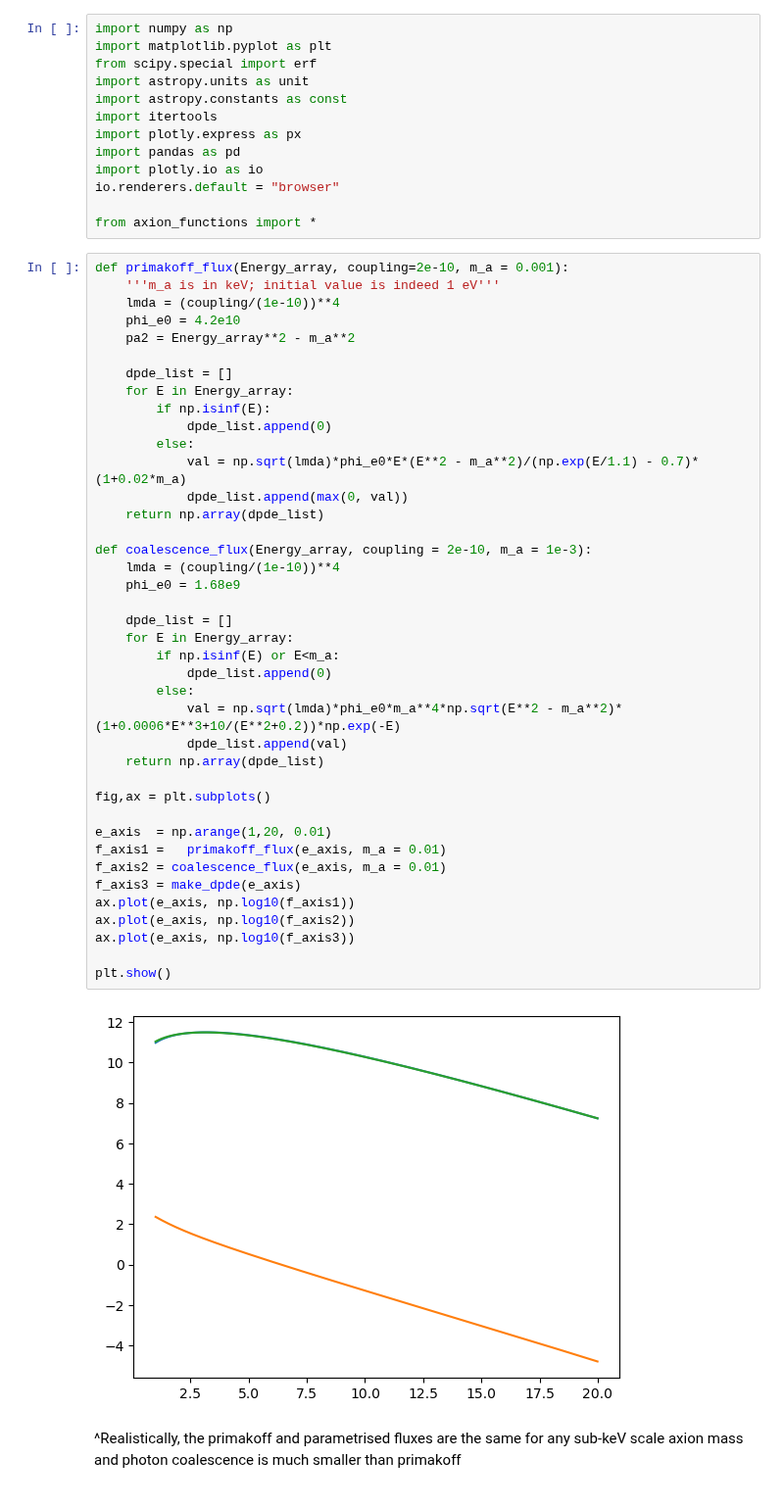
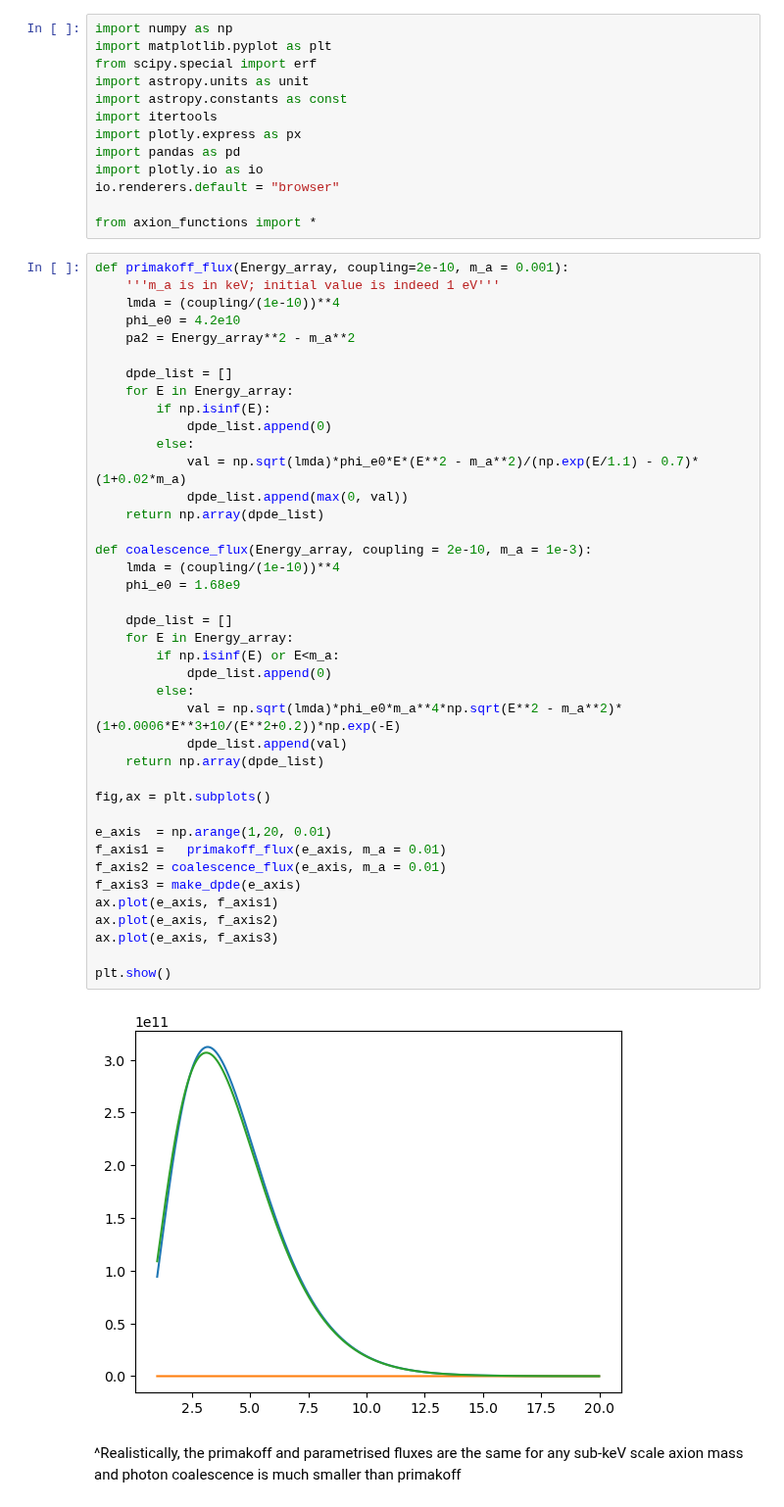
Before and after one commit to Taaseen-Islam-u7121940/Axion-Flux, a Jupyter notebook: Code/solar_flux_vectored.ipynb, the cells around one changed output. Shown at 98% size. Cells and saved outputs as stored; diff of their text form.

```diff
--- a/Code/solar_flux_vectored.ipynb
+++ b/Code/solar_flux_vectored.ipynb
@@ -22,37 +22,37 @@ def primakoff_flux(Energy_array, coupling=2e-10, m_a = 0.001):
     for E in Energy_array:
         if np.isinf(E):
             dpde_list.append(0)
         else:
             val = np.sqrt(lmda)*phi_e0*E*(E**2 - m_a**2)/(np.exp(E/1.1) - 0.7)*(1+0.02*m_a)
             dpde_list.append(max(0, val))
     return np.array(dpde_list)
 
 def coalescence_flux(Energy_array, coupling = 2e-10, m_a = 1e-3):
     lmda = (coupling/(1e-10))**4
     phi_e0 = 1.68e9
 
     dpde_list = []
     for E in Energy_array:
         if np.isinf(E) or E<m_a:
             dpde_list.append(0)
         else:
             val = np.sqrt(lmda)*phi_e0*m_a**4*np.sqrt(E**2 - m_a**2)*(1+0.0006*E**3+10/(E**2+0.2))*np.exp(-E)
             dpde_list.append(val)
     return np.array(dpde_list)
 
 fig,ax = plt.subplots()
 
 e_axis  = np.arange(1,20, 0.01)
 f_axis1 =   primakoff_flux(e_axis, m_a = 0.01)
 f_axis2 = coalescence_flux(e_axis, m_a = 0.01)
 f_axis3 = make_dpde(e_axis)
-ax.plot(e_axis, np.log10(f_axis1))
-ax.plot(e_axis, np.log10(f_axis2))
-ax.plot(e_axis, np.log10(f_axis3))
+ax.plot(e_axis, f_axis1)
+ax.plot(e_axis, f_axis2)
+ax.plot(e_axis, f_axis3)
 
 plt.show()
 # %% [output]
-[figure, old version]
+[figure, new version]
 # %% [markdown]
 ^Realistically, the primakoff and parametrised fluxes are the same for any sub-keV scale axion mass and photon coalescence is much smaller than primakoff
 # %%
```
Also changed, not shown: 4 other files.
